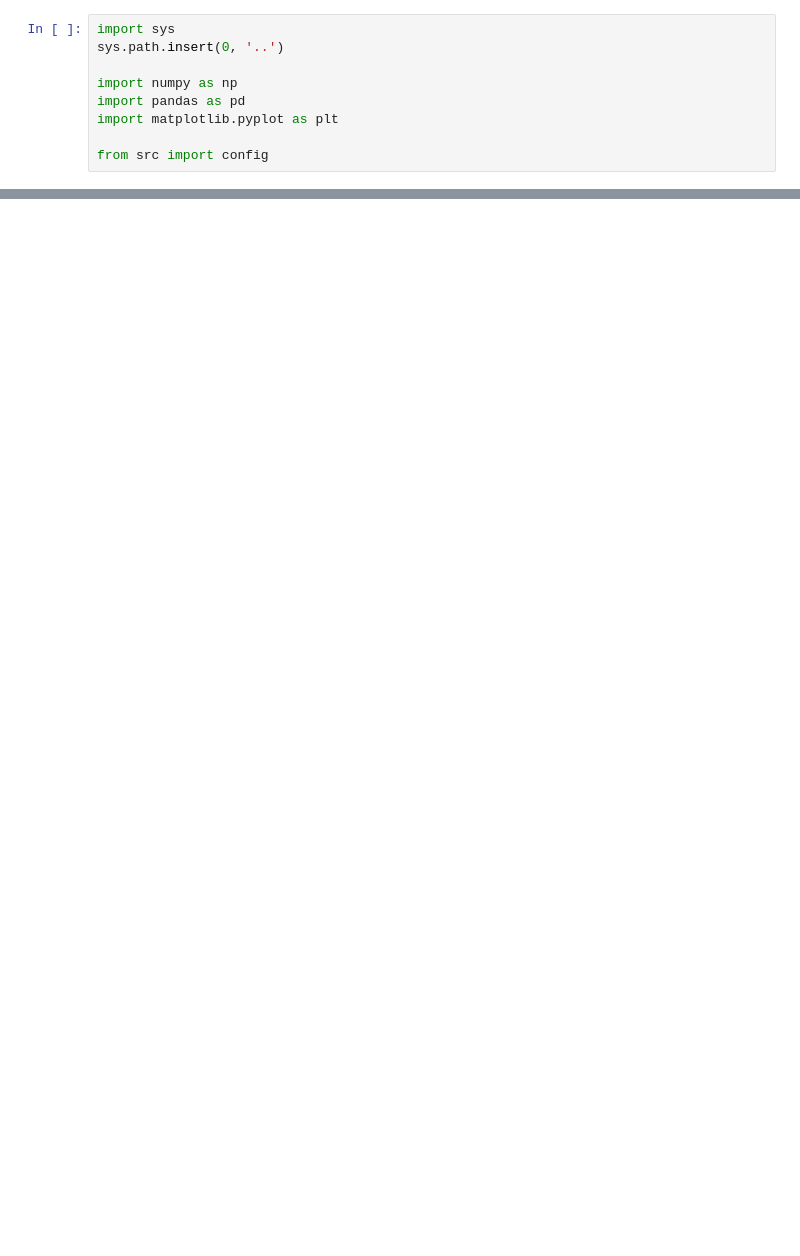
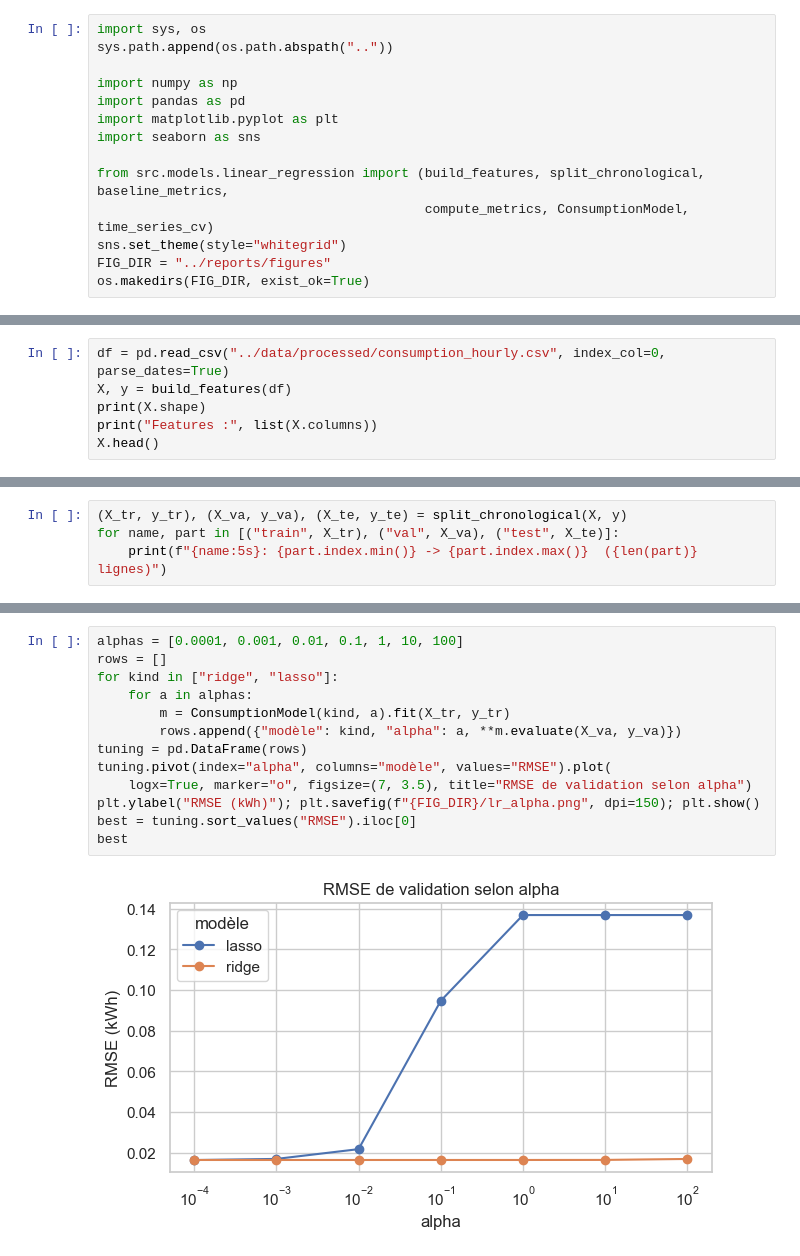
Before and after one commit to Serine-khe/Projet-Data-Mining, a Jupyter notebook: notebooks/03_linear_regression.ipynb, the cells around one changed output, grey strips where cells are left out. Cells and saved outputs as stored; diff of their text form; blank space fills up the shorter version.

Commit message:
Update consumption and solar analysis and LSTM model

```diff
--- a/notebooks/03_linear_regression.ipynb
+++ b/notebooks/03_linear_regression.ipynb
@@ -5,9 +8,14 @@
 # %%
-import sys
-sys.path.insert(0, '..')
+import sys, os
+sys.path.append(os.path.abspath(".."))
 
 import numpy as np
 import pandas as pd
 import matplotlib.pyplot as plt
+import seaborn as sns
 
-from src import config
+from src.models.linear_regression import (build_features, split_chronological, baseline_metrics,
+                                          compute_metrics, ConsumptionModel, time_series_cv)
+sns.set_theme(style="whitegrid")
+FIG_DIR = "../reports/figures"
+os.makedirs(FIG_DIR, exist_ok=True)
@@ -32,0 +24,6 @@ consumption, solar = generate_synthetic_data(n_days=120)
+# %%
+df = pd.read_csv("../data/processed/consumption_hourly.csv", index_col=0, parse_dates=True)
+X, y = build_features(df)
+print(X.shape)
+print("Features :", list(X.columns))
+X.head()
@@ -32,0 +43,4 @@ consumption, solar = generate_synthetic_data(n_days=120)
+# %%
+(X_tr, y_tr), (X_va, y_va), (X_te, y_te) = split_chronological(X, y)
+for name, part in [("train", X_tr), ("val", X_va), ("test", X_te)]:
+    print(f"{name:5s}: {part.index.min()} -> {part.index.max()}  ({len(part)} lignes)")
@@ -32,0 +72,15 @@ consumption, solar = generate_synthetic_data(n_days=120)
+# %%
+alphas = [0.0001, 0.001, 0.01, 0.1, 1, 10, 100]
+rows = []
+for kind in ["ridge", "lasso"]:
+    for a in alphas:
+        m = ConsumptionModel(kind, a).fit(X_tr, y_tr)
+        rows.append({"modèle": kind, "alpha": a, **m.evaluate(X_va, y_va)})
+tuning = pd.DataFrame(rows)
+tuning.pivot(index="alpha", columns="modèle", values="RMSE").plot(
+    logx=True, marker="o", figsize=(7, 3.5), title="RMSE de validation selon alpha")
+plt.ylabel("RMSE (kWh)"); plt.savefig(f"{FIG_DIR}/lr_alpha.png", dpi=150); plt.show()
+best = tuning.sort_values("RMSE").iloc[0]
+best
+# %% [output]
+[figure, added]
```
Also changed, not shown: parts of 32 cells of this notebook, 14 other files.
